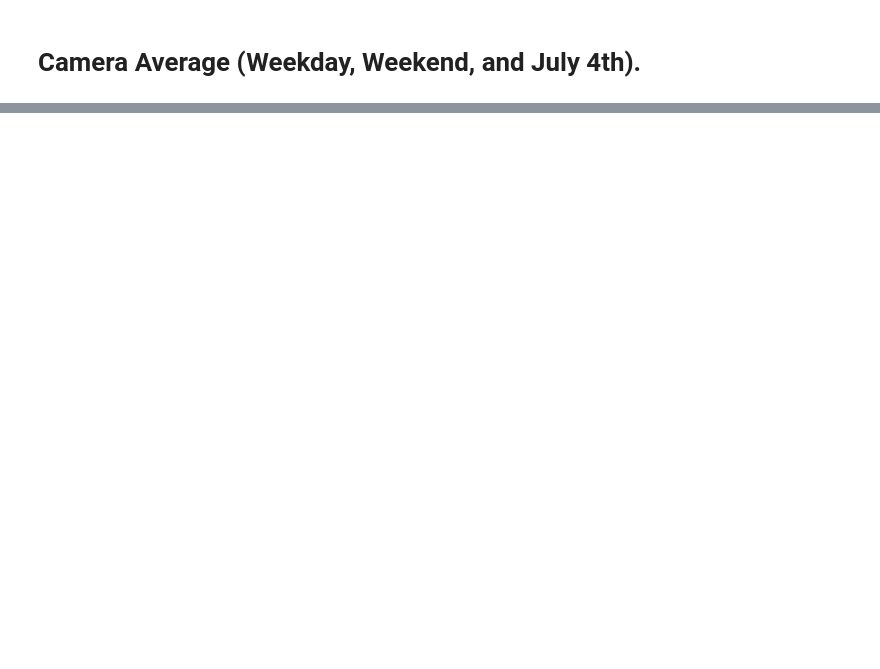
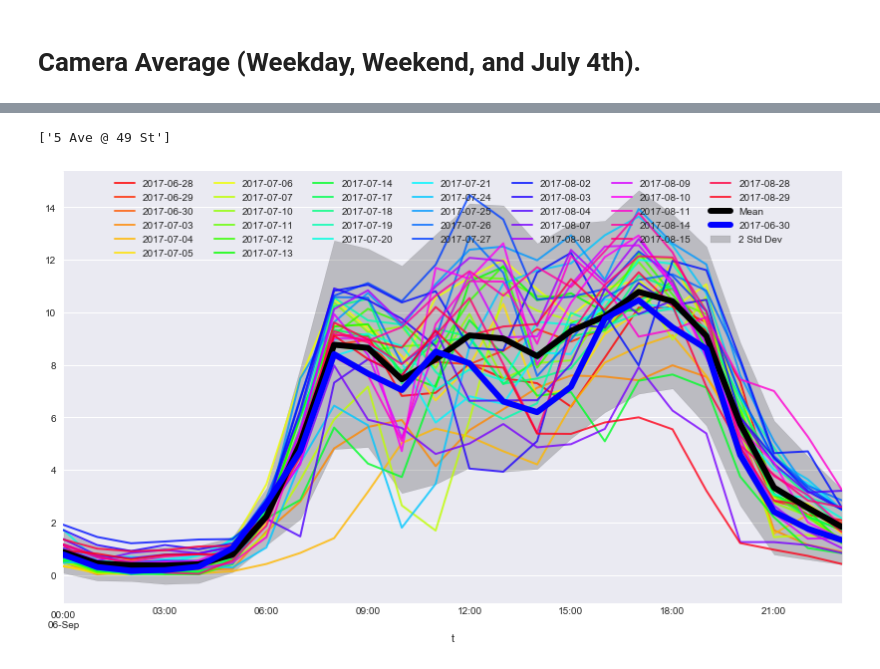
Before and after one commit to basyavasya-honmono/hadive, a Jupyter notebook: notebooks/1.0-JV-Analysis.ipynb, the cells around one changed output, grey strips where cells are left out. Saved outputs shown, nothing was run; the diff lists cells and outputs as text; code cells hidden in the pictures; blank space fills up the shorter version.

```diff
--- a/notebooks/1.0-JV-Analysis.ipynb
+++ b/notebooks/1.0-JV-Analysis.ipynb
@@ -43,0 +85,7 @@ cams.head(2)
+# %%
+df_man = df[df["cam_id"].isin(cams[(cams["boro"] == "Manhattan") &
+                                   (cams["people"] == 1.)].cam_id.unique())]
+fig, ax1 = plot_camera_avg(df_man)
+ax1.set_xlabel("Time (H:M)", fontsize=13, labelpad=10)
+ax1.set_ylabel("Pedestrian Count (1min Average)", fontsize=13, labelpad=10)
+ax1.set_title("Average Pedestrian Count in Manhattan", fontsize=16, y=1.03)
@@ -87,8 +97,9 @@ ax1.set_title("Pedestrian Count at Camera {}".format(cam_id), fontsize=16, y=1.0
 # %%
-df_man = df[df["cam_id"].isin(cams[(cams["boro"] == "Manhattan") & (cams["people"] == 1.)].cam_id.unique())]
-fig, ax1 = plot_camera_avg(df_man)
+cam_id = 398 # Edit camera id here.
+fig, ax1 = plot_camera_avg(df, cam_id, "1Min")
+
 ax1.set_xlabel("Time (H:M)", fontsize=13, labelpad=10)
 ax1.set_ylabel("Pedestrian Count (1min Average)", fontsize=13, labelpad=10)
-ax1.set_title("Average Pedestrian Count in Manhattan", fontsize=16, y=1.03)
+ax1.set_title("Pedestrian Count at Camera {}".format(cam_id), fontsize=16, y=1.03)
 # %% [output]
 <matplotlib.text.Text at 0x...>
@@ -187,8 +106,0 @@ ax1.set_title("Average Pedestrian Count in Manhattan", fontsize=16, y=1.03)
-# %%
-nyc = gpd.read_file("../data/external/nyc_shp/nybb.shp")
-nyc = nyc.to_crs({'init': 'epsg:4326'})
-
-geometry = [Point(xy) for xy in zip(cams["long"], cams["lat"])]
-cams.drop(["long", "lat"],  axis=1, inplace=True)
-cams = gpd.GeoDataFrame(cams, crs={'init': 'epsg:4326'}, geometry=geometry)
-cams.head(2)
@@ -363,0 +107,26 @@ plt.tight_layout()
+# %%
+cam = 169
+test = df_man[(df_man.cam_id == cam) & (df_man.index.weekday < 5)].copy()[["count"]]
+test["d"] = test.index.date
+test["t"] = map(lambda x: pd.datetime.combine(pd.datetime.today(), x), test.index.time)
+
+test = test.groupby(["d", "t"]).mean() \
+            .unstack(level=0) \
+            .resample("60min").mean() \
+            .dropna(axis=1).T
+test.index = test.index.droplevel(0)
+
+fig, ax1 = plt.subplots(nrows=1, ncols=1, figsize=(14, 8))
+test.T.plot(ax=ax1, alpha=0.8, colormap="hsv", lw=2)
+test.mean().T.plot(ax=ax1, c="k", label="Mean", lw=6)
+test[test.index == pd.datetime(2017, 6, 30).date()].T.plot(ax=ax1, c="b", lw=6)
+ax1.fill_between(test.T.index,
+                 test.mean().T + 2*test.std().values,
+                 test.mean().T - 2*test.std().values,
+                 alpha=0.2, color="k", label="2 Std Dev")
+ax1.legend(ncol=7, loc="upper center")
+print cams[cams.cam_id == cam]["description"].values
+# ax1.set_ylim(0, 16)
+# %% [output]
+['5 Ave @ 49 St']
+[figure, added]
```
Also changed, not shown: parts of 26 cells of this notebook.
